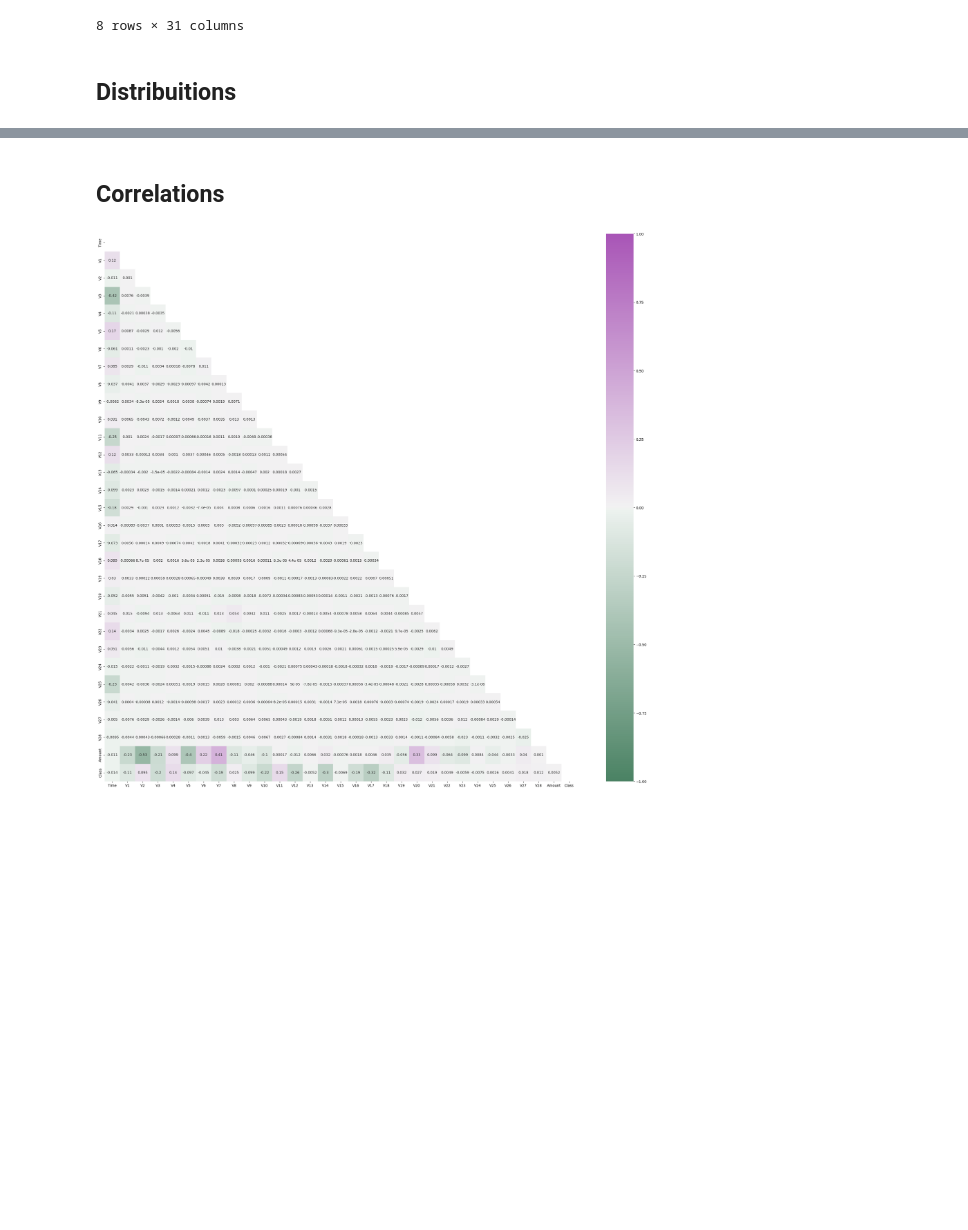
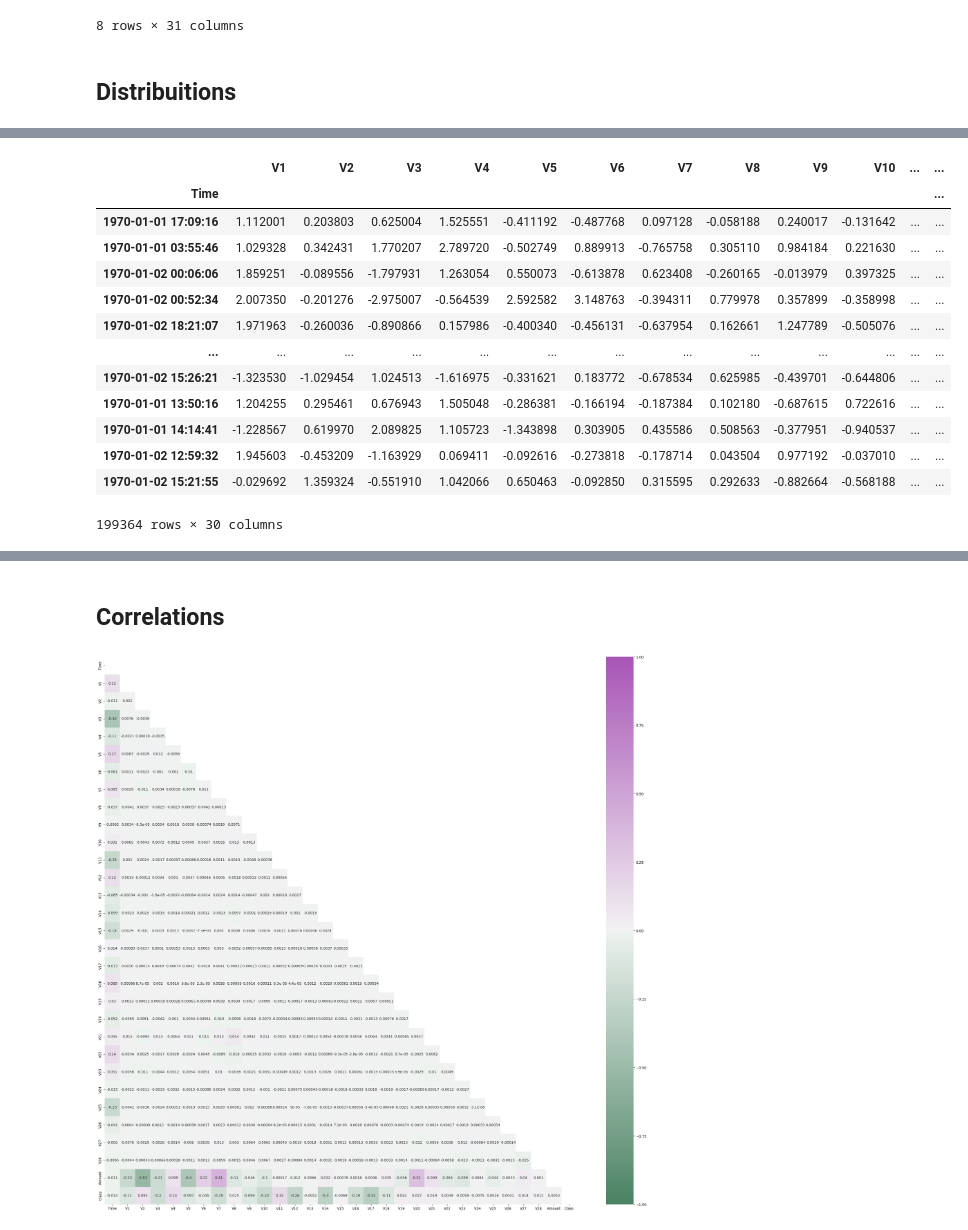
Before and after one commit to Gbrlmoraes/imbalanced_credit_fraud_detection, a Jupyter notebook: notebooks/02_exploratory_data_analysis.ipynb, the cells around one changed output, grey strips where cells are left out. Cells and saved outputs as stored; diff of their text form; code cells hidden in the pictures; blank space fills up the shorter version.

```diff
--- a/notebooks/02_exploratory_data_analysis.ipynb
+++ b/notebooks/02_exploratory_data_analysis.ipynb
@@ -141,0 +196,18 @@ for col in df.columns[:-1]:
+# %%
+df['Time'] = pd.to_datetime(df['Time'], unit='s')
+df = df.set_index('Time')
+# %% [output]
+|  | V1 | V2 | V3 | V4 | V5 | V6 | V7 | V8 | V9 | V10 | ... | ... |
+| Time |  |  |  |  |  |  |  |  |  |  |  | ... |
+| 1970-01-01 17:09:16 | 1.112001 | 0.203803 | 0.625004 | 1.525551 | -0.411192 | -0.487768 | 0.097128 | -0.058188 | 0.240017 | -0.131642 | ... | ... |
+| 1970-01-01 03:55:46 | 1.029328 | 0.342431 | 1.770207 | 2.789720 | -0.502749 | 0.889913 | -0.765758 | 0.305110 | 0.984184 | 0.221630 | ... | ... |
+| 1970-01-02 00:06:06 | 1.859251 | -0.089556 | -1.797931 | 1.263054 | 0.550073 | -0.613878 | 0.623408 | -0.260165 | -0.013979 | 0.397325 | ... | ... |
+| 1970-01-02 00:52:34 | 2.007350 | -0.201276 | -2.975007 | -0.564539 | 2.592582 | 3.148763 | -0.394311 | 0.779978 | 0.357899 | -0.358998 | ... | ... |
+| 1970-01-02 18:21:07 | 1.971963 | -0.260036 | -0.890866 | 0.157986 | -0.400340 | -0.456131 | -0.637954 | 0.162661 | 1.247789 | -0.505076 | ... | ... |
+| ... | ... | ... | ... | ... | ... | ... | ... | ... | ... | ... | ... | ... |
+| 1970-01-02 15:26:21 | -1.323530 | -1.029454 | 1.024513 | -1.616975 | -0.331621 | 0.183772 | -0.678534 | 0.625985 | -0.439701 | -0.644806 | ... | ... |
+| 1970-01-01 13:50:16 | 1.204255 | 0.295461 | 0.676943 | 1.505048 | -0.286381 | -0.166194 | -0.187384 | 0.102180 | -0.687615 | 0.722616 | ... | ... |
+| 1970-01-01 14:14:41 | -1.228567 | 0.619970 | 2.089825 | 1.105723 | -1.343898 | 0.303905 | 0.435586 | 0.508563 | -0.377951 | -0.940537 | ... | ... |
+| 1970-01-02 12:59:32 | 1.945603 | -0.453209 | -1.163929 | 0.069411 | -0.092616 | -0.273818 | -0.178714 | 0.043504 | 0.977192 | -0.037010 | ... | ... |
+| 1970-01-02 15:21:55 | -0.029692 | 1.359324 | -0.551910 | 1.042066 | 0.650463 | -0.092850 | 0.315595 | 0.292633 | -0.882664 | -0.568188 | ... | ... |
+199364 rows × 30 columns
```
Also changed, not shown: parts of 6 cells of this notebook.
